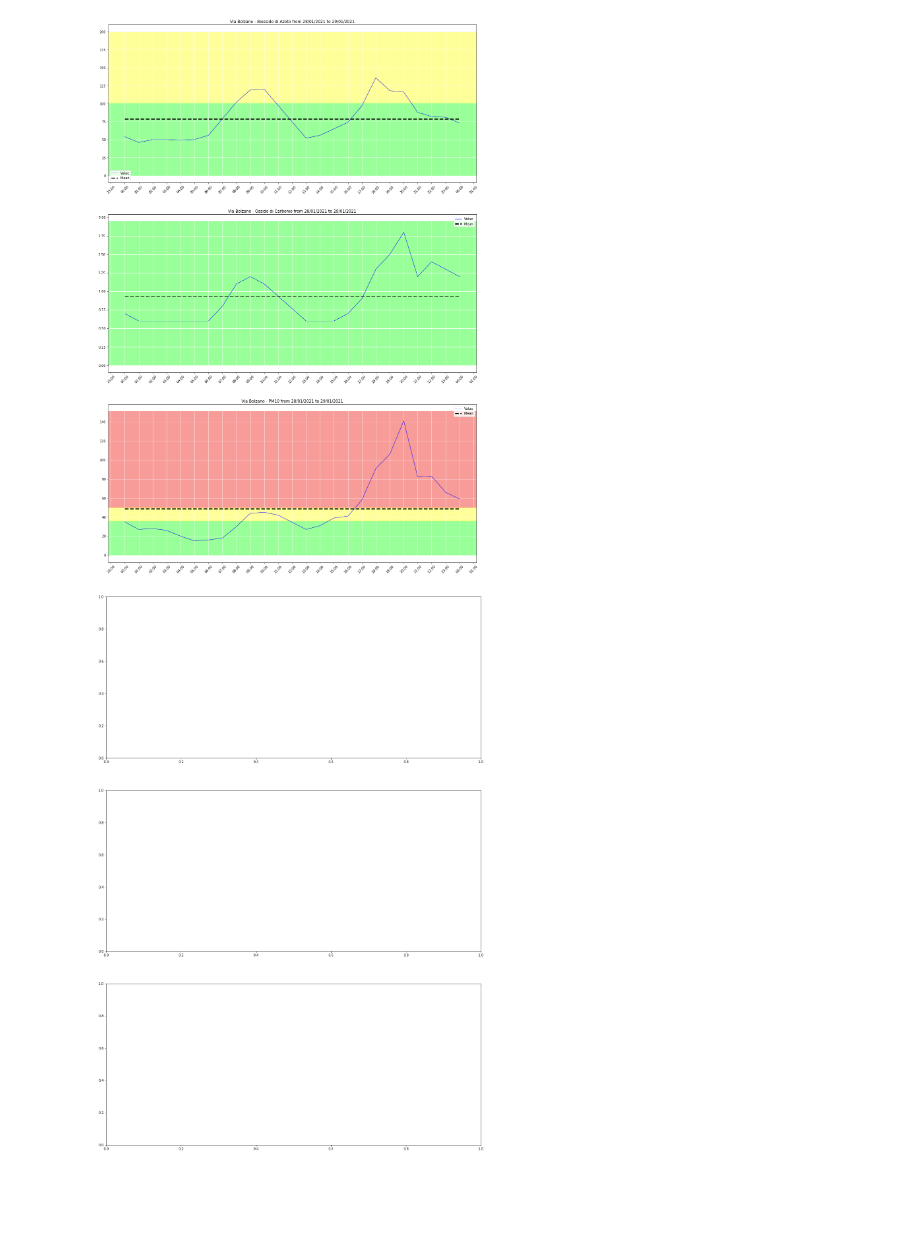
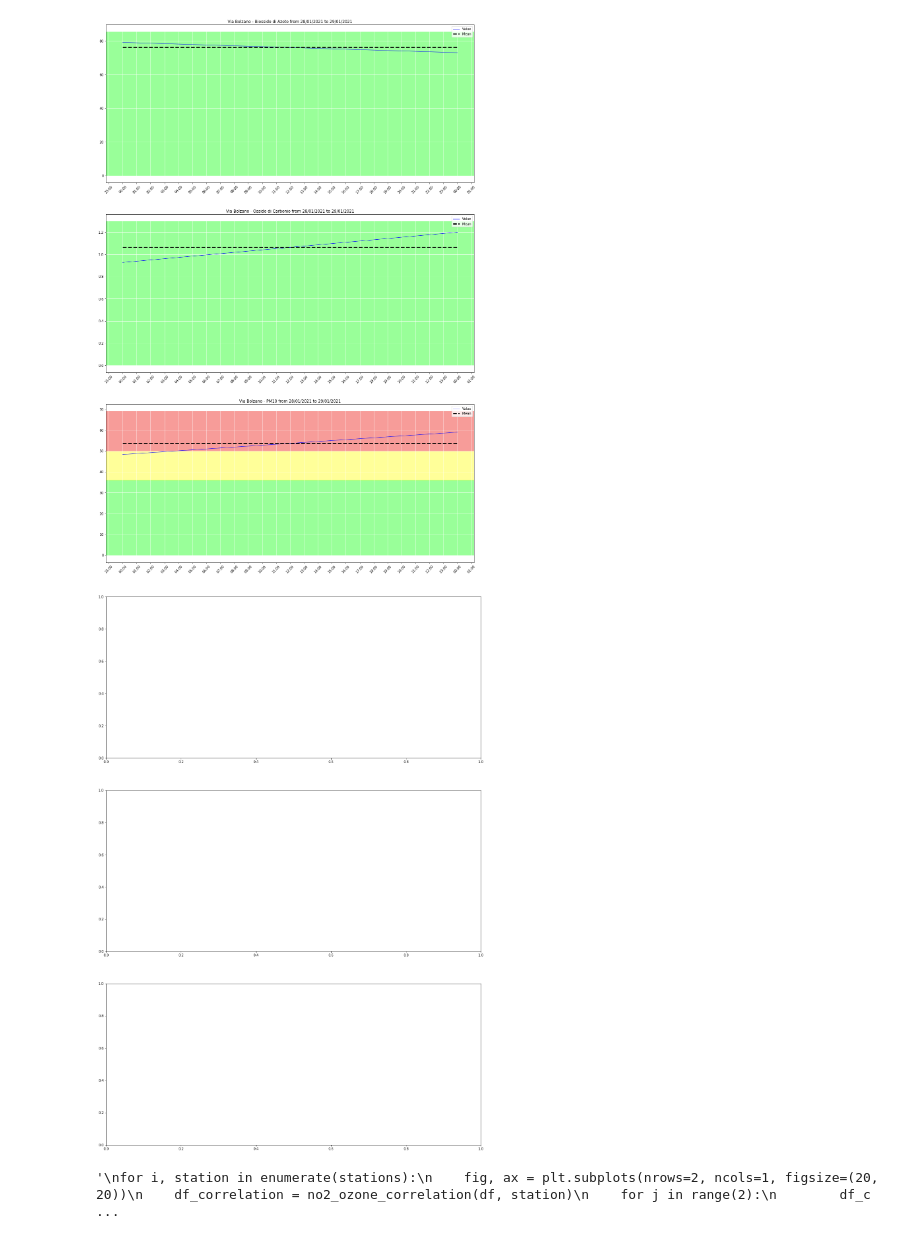
Before and after one commit to WebValley2022/first-challenge, a Jupyter notebook: thomas.ipynb, the cells around one changed output. Cells and saved outputs as stored; diff of their text form; code cells hidden in the pictures; blank space fills up the shorter version.

Commit message:
Added weather data and tried linear regression

```diff
--- a/thomas.ipynb
+++ b/thomas.ipynb
@@ -56,31 +56,31 @@ threshold = {'PM10': [36, 50],
 # %%
 stations = ["Via Bolzano", "A22 (Avio)"]
 
 for i, station in enumerate(stations):
     pollutants = df[df.Stazione == station].Inquinante.unique()
     fig, ax = plt.subplots(nrows=len(pollutants), ncols=1, figsize=(20, 10*len(pollutants)))
     for j, pollutant in enumerate(pollutants):
         df_pollutant_station = subdf(df, pollutant, station)
         if df_pollutant_station.shape[0] > 2:
 
-            new_df_compressed = df_pollutant_station
-            #new_df_compressed = compress_data(df_pollutant_station, 'D')
+            #new_df_compressed = df_pollutant_station
+            new_df_compressed = compress_data(df_pollutant_station, 'D')
 
 
 
             plot_ewm(new_df_compressed, ax[j], 0.01652)
             ax[j].title.set_text(f"{station} - {pollutant} from {data_start.strftime('%d/%m/%Y')} to {data_end.strftime('%d/%m/%Y')}")
 
             only_green = new_df_compressed.Valore.max() < threshold[pollutant][0]
             y_max_green = min(new_df_compressed.Valore.max(), threshold[pollutant][0])
             y_max_green *= 1.08 if only_green else 1  # adds some space at the top if there is only green
             ax[j].axhspan(0, y_max_green, color='#00ff00', alpha=0.4, zorder=-100)
 
             if not only_green:
                 ax[j].axhspan(threshold[pollutant][0], threshold[pollutant][1], color='#ff0', alpha=0.4, zorder=-100)
                 ax[j].axhspan(threshold[pollutant][1]+.001, max(new_df_compressed.Valore.max()+10, threshold[pollutant][1]), color='#ed0800', alpha=0.4, zorder=-100)
 # %% [output]
-[figure, old version]
+[figure, new version]
 [figure]
 # %%
 
@@ -102,6 +102,8 @@ for i, station in enumerate(stations):
             ax[j].axhspan(threshold[pollutant][0], threshold[pollutant][1], color='#f1c40f', alpha=0.7, zorder=-100)
             ax[j].axhspan(threshold[pollutant][1]+.001, max(df_compressed.Valore.max()+10, threshold[pollutant][1]), color='#ed0800', alpha=0.7, zorder=-100)
 """
+# %% [output]
+'\nfor i, station in enumerate(stations):\n    fig, ax = plt.subplots(nrows=2, ncols=1, figsize=(20, 20))\n    df_correlation = no2_ozone_correlation(df, station)\n    for j in range(2):\n        df_c ...
 # %%
 co_avio = df[(df.Inquinante == "Ossido di Carbonio") &
 (df.Stazione == "A22 (Avio)")]
```
Also changed, not shown: parts of 7 cells of this notebook, 3 other files.
